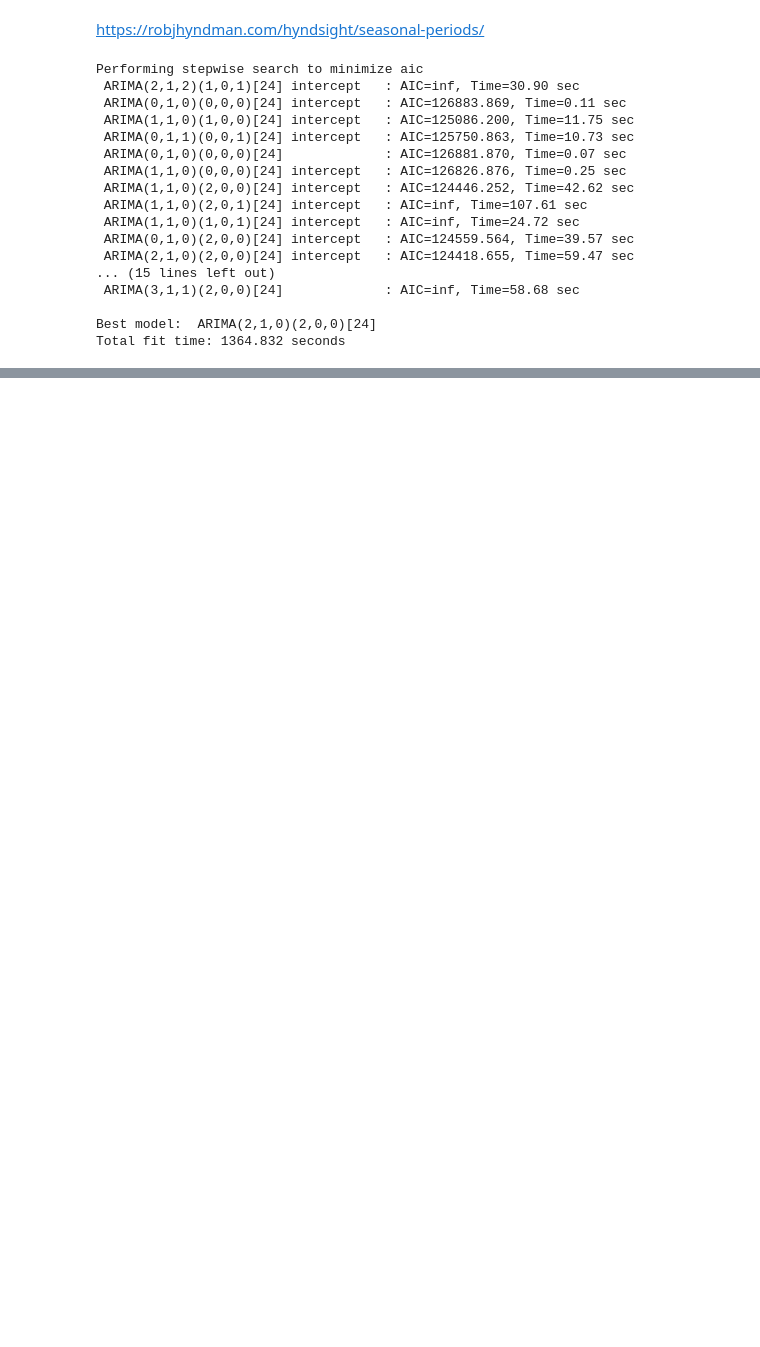
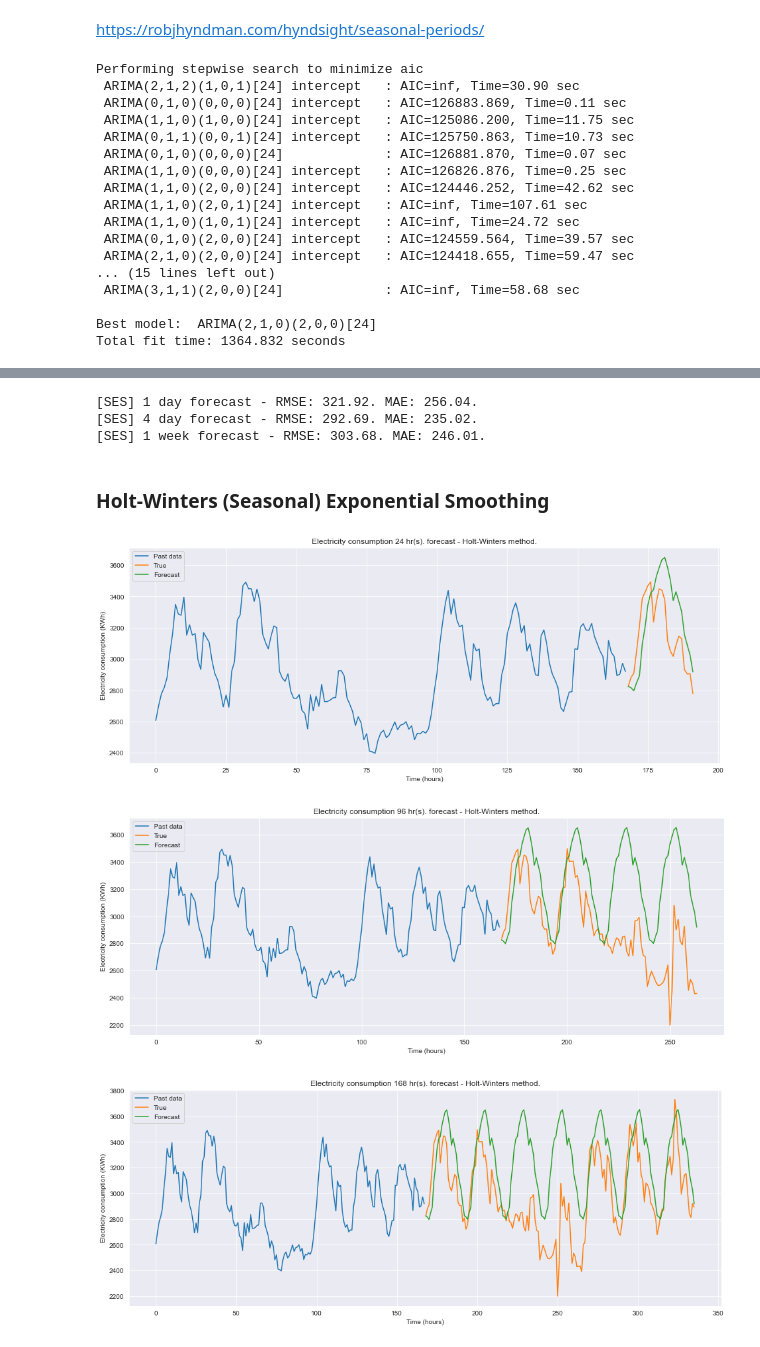
Before and after one commit to andresC98/TSF_Transformers_TFM, a Jupyter notebook: code_notebooks/[TFM] Classical Forecasting Models - Traffic & Electricity Benchmarks.ipynb, the cells around one changed output, grey strips where cells are left out. Cells and saved outputs as stored; diff of their text form; code cells hidden in the pictures; blank space fills up the shorter version.

Commit message:
Finished Classical models w Traffic, errors and plots. Renamed functions code folder.

```diff
--- a/code_notebooks/[TFM] Classical Forecasting Models - Traffic & Electricity Benchmarks.ipynb
+++ b/code_notebooks/[TFM] Classical Forecasting Models - Traffic & Electricity Benchmarks.ipynb
@@ -36,18 +50,24 @@ next_week = 24* 7
 # %%
 # Creating a custom function for forecast predictions
-def plot_electr_forecast(train_data, test_data, pred_data, forecast_t, forecast_method):
+def plot_model_forecast(train_data, test_data, pred_data, forecast_t, dataset_str, forecast_method):
     """
     train_data: ndarray containing the data used for fitting the forecast model.
     test_data: ndarray containing the reserved test data.
     pred_data: ndarray containing the forecast for <forecast_t> hours.
     forecast_t: int with the number of hours of forecast.
+    dataset_str: str with benchmark data case: "traffic" or "electr".
     forecast_method: str with model name (for labelling plot).
     """
+
     plt.plot(train_data[last_week:], label='Past data')
     plt.plot([None for i in train_data[last_week:]] + [x for x in test_data[:forecast_t]], label='True')
     plt.plot([None for i in train_data[last_week:]] + [x for x in pred_data[:forecast_t]], label='Forecast')
-    plt.title(f"Electricity consumption {str(forecast_t)} hr(s). forecast - {forecast_method} method.")
-    plt.ylabel("Electricity consumption (KWh)")
+
+    t_case = "Electricity consumption" if dataset_str == "electr" else "Line (traffic) occupation rate"
+    y_case = "Electricity consumption (KWh)" if dataset_str == "electr" else "Occupation rate"
+
+    plt.title(f"{t_case} {str(forecast_t)} hr(s). forecast - {forecast_method} method.")
+    plt.ylabel(y_case)
     plt.xlabel("Time (hours)")
     plt.legend()
     plt.show();
@@ -226,0 +231,25 @@ print("1 week forecast - RMSE: {:.2f}. MAE: {:.2f}.".format(rmse, mae))
+# %%
+rmse_1day = np.sqrt(mean_squared_error(true_1day, forecast_1day_SES) )
+mae_1day = mean_absolute_error(true_1day, forecast_1day_SES)
+
+rmse_4day = np.sqrt(mean_squared_error(true_4day, forecast_4day_SES) )
+mae_4day = mean_absolute_error(true_4day, forecast_4day_SES)
+
+rmse_1week = np.sqrt(mean_squared_error(true_1week, forecast_1week_SES) )
+mae_1week = mean_absolute_error(true_1week, forecast_1week_SES)
+
+print("[SES] 1 day forecast - RMSE: {:.2f}. MAE: {:.2f}.".format(rmse_1day, mae_1day))
+print("[SES] 4 day forecast - RMSE: {:.2f}. MAE: {:.2f}.".format(rmse_4day, mae_4day))
+print("[SES] 1 week forecast - RMSE: {:.2f}. MAE: {:.2f}.".format(rmse_1week, mae_1week))
+# %% [output]
+[SES] 1 day forecast - RMSE: 321.92. MAE: 256.04.
+[SES] 4 day forecast - RMSE: 292.69. MAE: 235.02.
+[SES] 1 week forecast - RMSE: 303.68. MAE: 246.01.
+# %% [markdown]
+### Holt-Winters (Seasonal) Exponential Smoothing
+# %%
+# Lets estimate the best model for our training data:
+holtwinter_ES = ExponentialSmoothing(train, trend='add',seasonal="add",
+                            seasonal_periods=24, #24 as for hourly data
+                            damped_trend=True, use_boxcox=False,
+                            initialization_method='heuristic').fit()
@@ -226,0 +258,14 @@ print("1 week forecast - RMSE: {:.2f}. MAE: {:.2f}.".format(rmse, mae))
+# %%
+# Generating a 1-day forecast
+forecast_1day_HWES = holtwinter_ES.forecast(next_day)
+plot_model_forecast(train, test, forecast_1day_HWES, next_day, "electr", "Holt-Winters")
+# Generating a 4-day forecast
+forecast_4day_HWES = holtwinter_ES.forecast(next_4_days)
+plot_model_forecast(train, test, forecast_4day_HWES, next_4_days, "electr", "Holt-Winters")
+# Generating a 1-week forecast
+forecast_1week_HWES = holtwinter_ES.forecast(next_week)
+plot_model_forecast(train, test, forecast_1week_HWES, next_week, "electr", "Holt-Winters")
+# %% [output]
+[figure, added]
+[figure, added]
+[figure, added]
```
Also changed, not shown: parts of 61 cells of this notebook, 1 other file.
